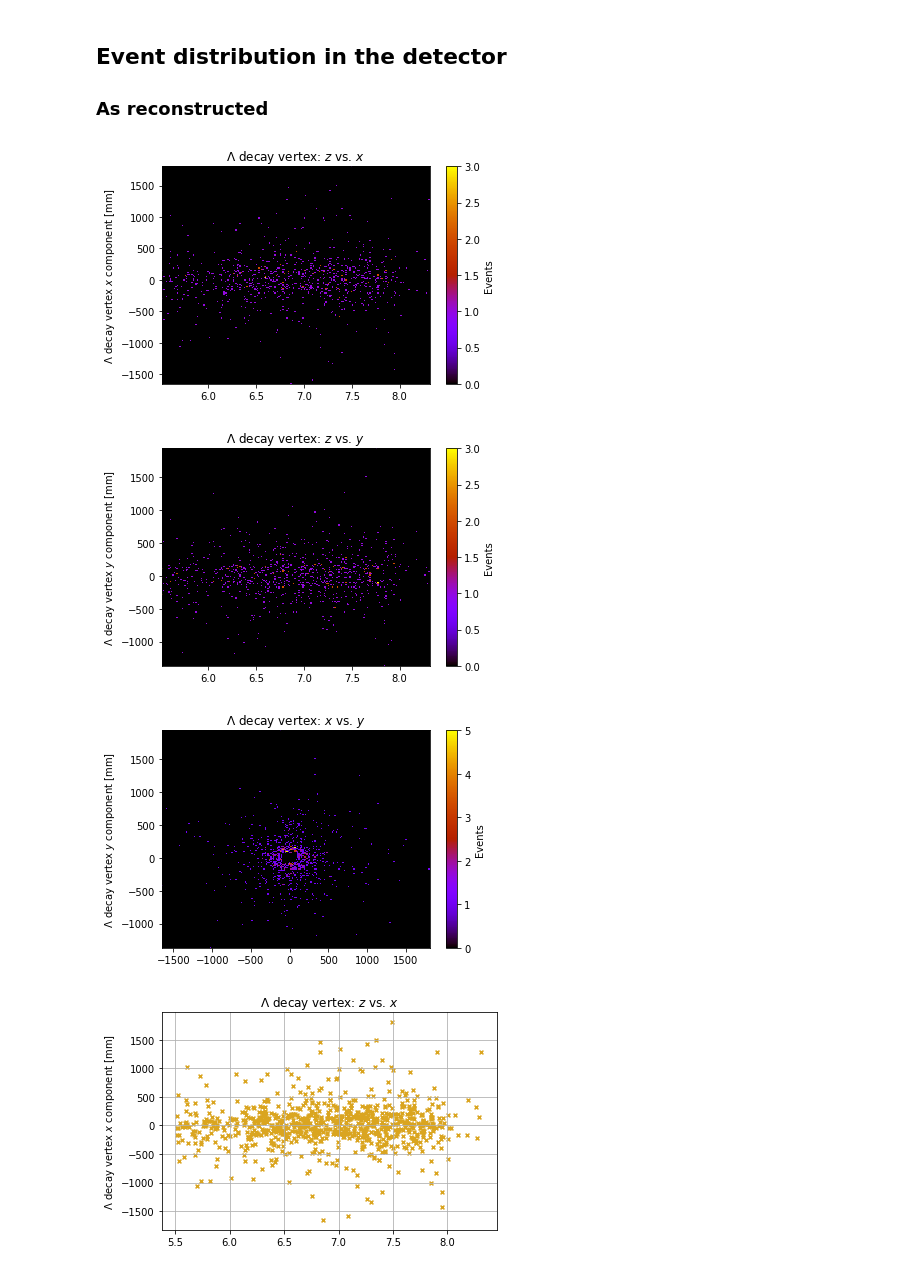
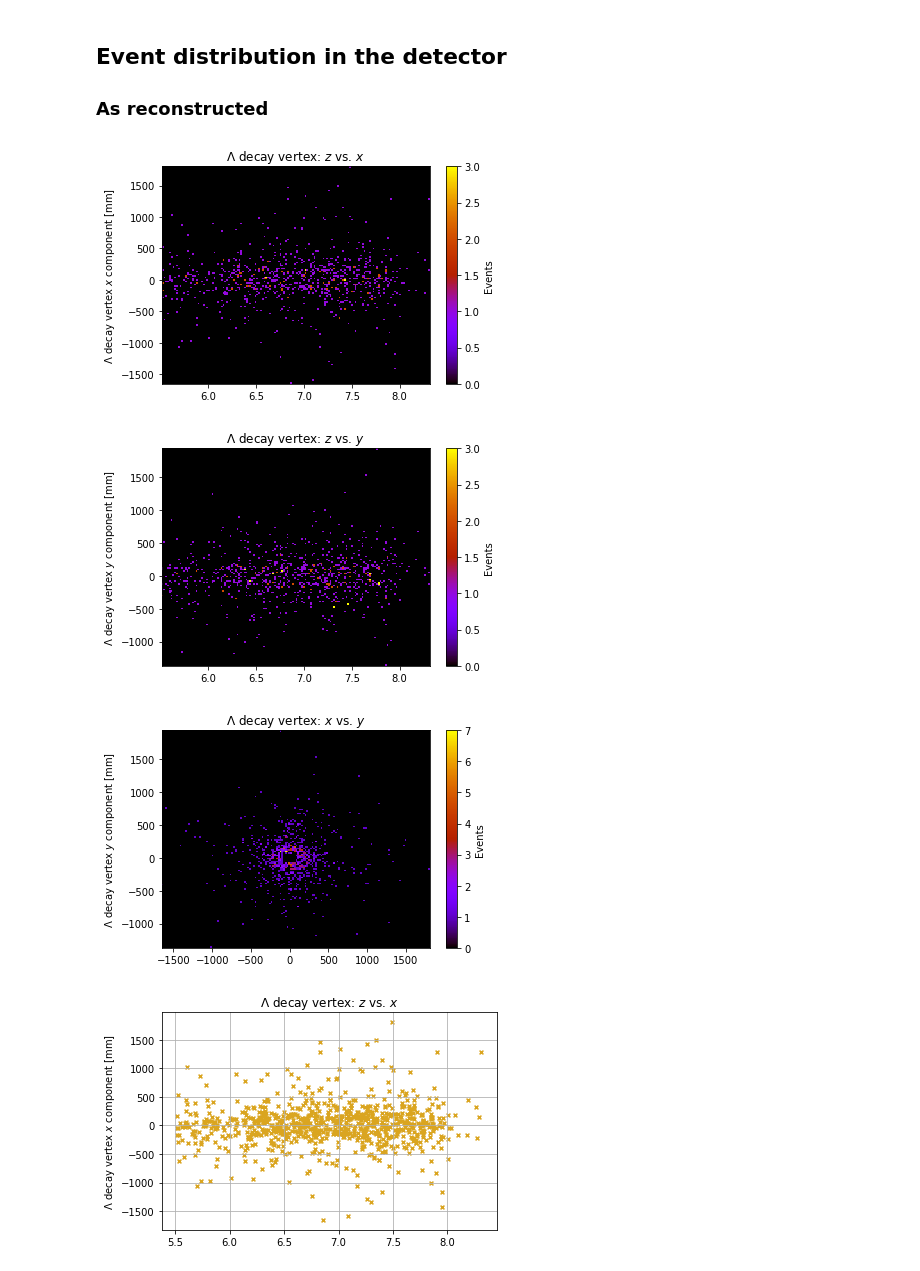
Before and after one commit to alatios/lb2jpsil_preliminary-variable-studies, a Jupyter notebook: JN_BumpStudy.ipynb, the cells around one changed output. Cells and saved outputs as stored; diff of their text form; code cells hidden in the pictures.

```diff
--- a/JN_BumpStudy.ipynb
+++ b/JN_BumpStudy.ipynb
@@ -247,32 +247,33 @@ plt.show()
 ### As reconstructed
 # %%
 plt.hist2d(df_MC_Bump['L_ENDVERTEX_Z']/1000, df_MC_Bump['L_ENDVERTEX_X'],
-           bins=200, cmap='gnuplot')
+           bins=150, cmap='gnuplot')
 plt.ylabel("$\Lambda$ decay vertex $z$ component [m]")
 plt.ylabel("$\Lambda$ decay vertex $x$ component [mm]")
 plt.title('$\Lambda$ decay vertex: $z$ vs. $x$')
 plt.colorbar(label='Events')
+plt.savefig("plots_Bump/LEVz_MC_z-vs-x.pdf", bbox_inches = "tight")
 plt.show()
 
 plt.hist2d(df_MC_Bump['L_ENDVERTEX_Z']/1000, df_MC_Bump['L_ENDVERTEX_Y'],
-           bins=200, cmap='gnuplot')
+           bins=150, cmap='gnuplot')
 plt.ylabel("$\Lambda$ decay vertex $z$ component [m]")
 plt.ylabel("$\Lambda$ decay vertex $y$ component [mm]")
 plt.title('$\Lambda$ decay vertex: $z$ vs. $y$')
 plt.colorbar(label='Events')
 plt.show()
 
 plt.hist2d(df_MC_Bump['L_ENDVERTEX_X'], df_MC_Bump['L_ENDVERTEX_Y'],
-           bins=200, cmap='gnuplot')
+           bins=150, cmap='gnuplot')
 plt.ylabel("$\Lambda$ decay vertex $x$ component [mm]")
 plt.ylabel("$\Lambda$ decay vertex $y$ component [mm]")
 plt.title('$\Lambda$ decay vertex: $x$ vs. $y$')
 plt.colorbar(label='Events')
 plt.show()
 # %% [output]
-[figure, old version]
+[figure, new version]
-[figure, old version]
+[figure, new version]
-[figure, old version]
+[figure, new version]
 # %%
 plt.scatter(df_MC_Bump['L_ENDVERTEX_Z']/1000, df_MC_Bump['L_ENDVERTEX_X'],
            marker='x', s=15, color='goldenrod')
```
Also changed, not shown: parts of 4 cells of this notebook, 3 other files.
